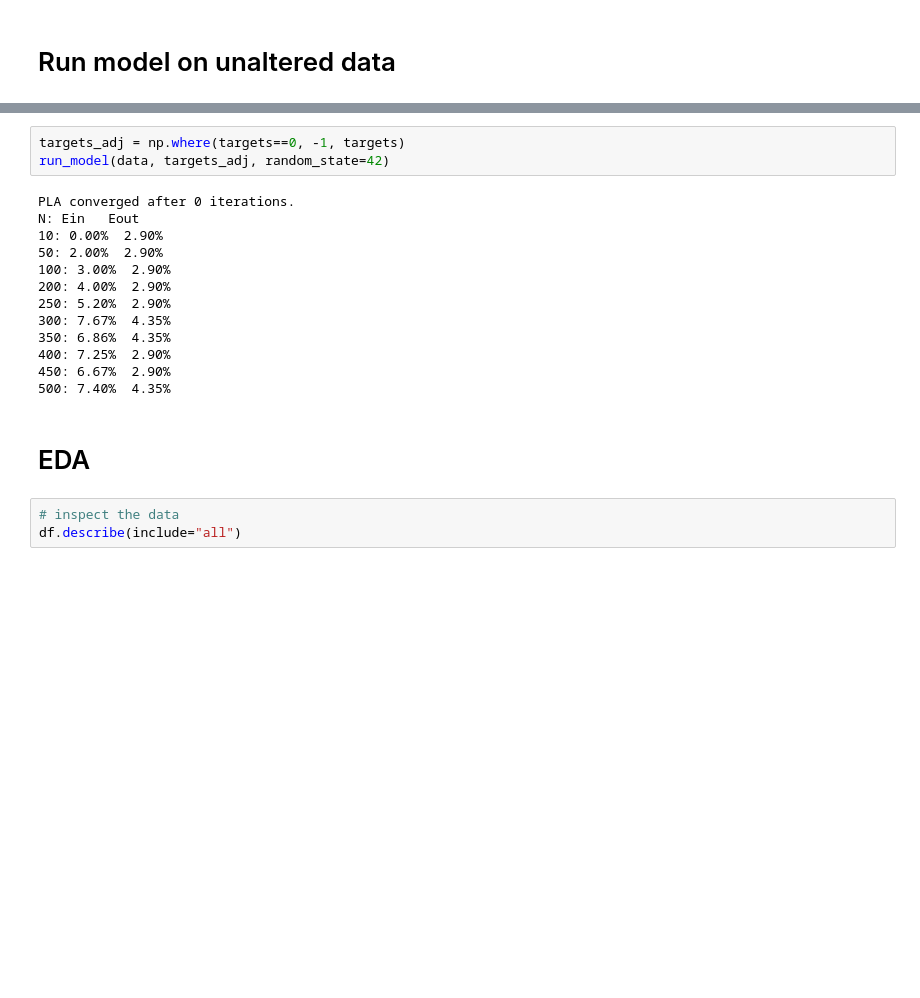
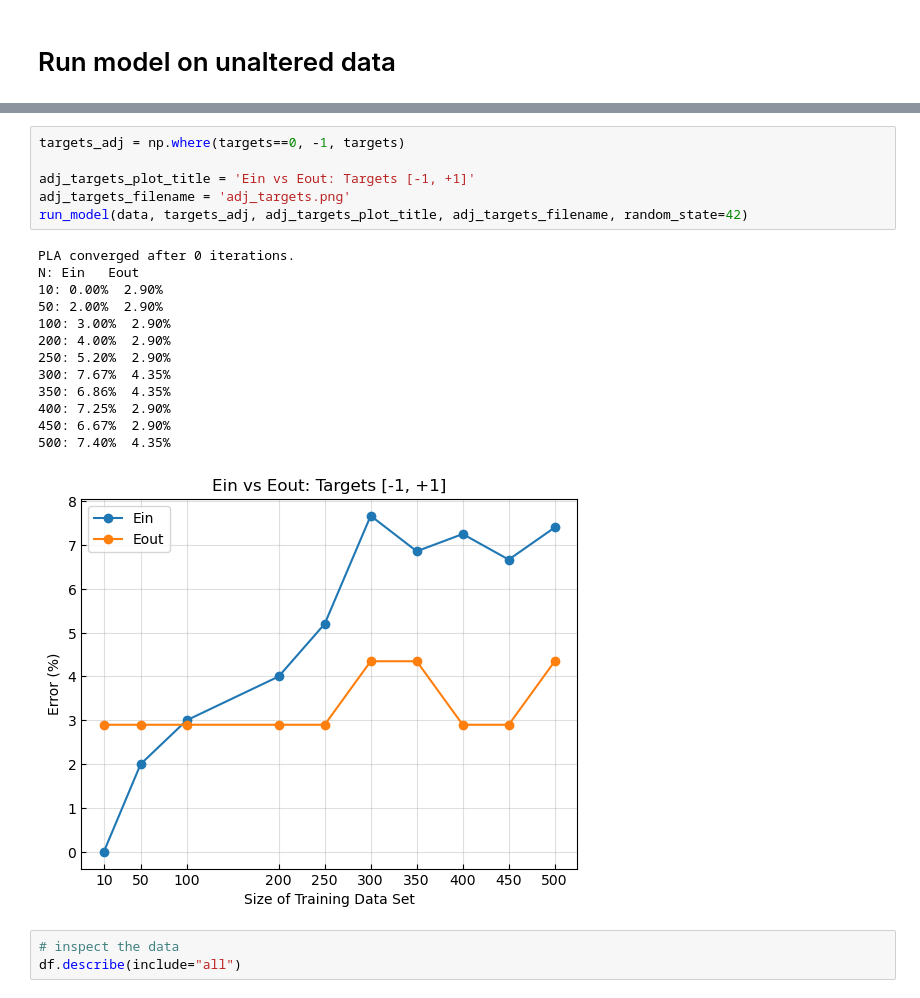
Before and after one commit to jamesobaldwin/CUNY_coursework, a Jupyter notebook: ML/hw/hw2/ml_hw2_baldwin.ipynb, the cells around one changed output, grey strips where cells are left out. Cells and saved outputs as stored; diff of their text form; blank space fills up the shorter version.

```diff
--- a/ML/hw/hw2/ml_hw2_baldwin.ipynb
+++ b/ML/hw/hw2/ml_hw2_baldwin.ipynb
@@ -235,21 +260,23 @@ N: Ein   Eout
 # %%
 targets_adj = np.where(targets==0, -1, targets)
-run_model(data, targets_adj, random_state=42)
+
+adj_targets_plot_title = 'Ein vs Eout: Targets [-1, +1]'
+adj_targets_filename = 'adj_targets.png'
+run_model(data, targets_adj, adj_targets_plot_title, adj_targets_filename, random_state=42)
 # %% [output]
 PLA converged after 0 iterations.
 N: Ein   Eout
 10: 0.00%  2.90%
 50: 2.00%  2.90%
 100: 3.00%  2.90%
 200: 4.00%  2.90%
 250: 5.20%  2.90%
 300: 7.67%  4.35%
 350: 6.86%  4.35%
 400: 7.25%  2.90%
 450: 6.67%  2.90%
 500: 7.40%  4.35%
+[figure, added]
-# %% [markdown]
-# EDA
 # %%
 # inspect the data
 df.describe(include="all")
```
Also changed, not shown: parts of 12 cells of this notebook, 13 other files.
